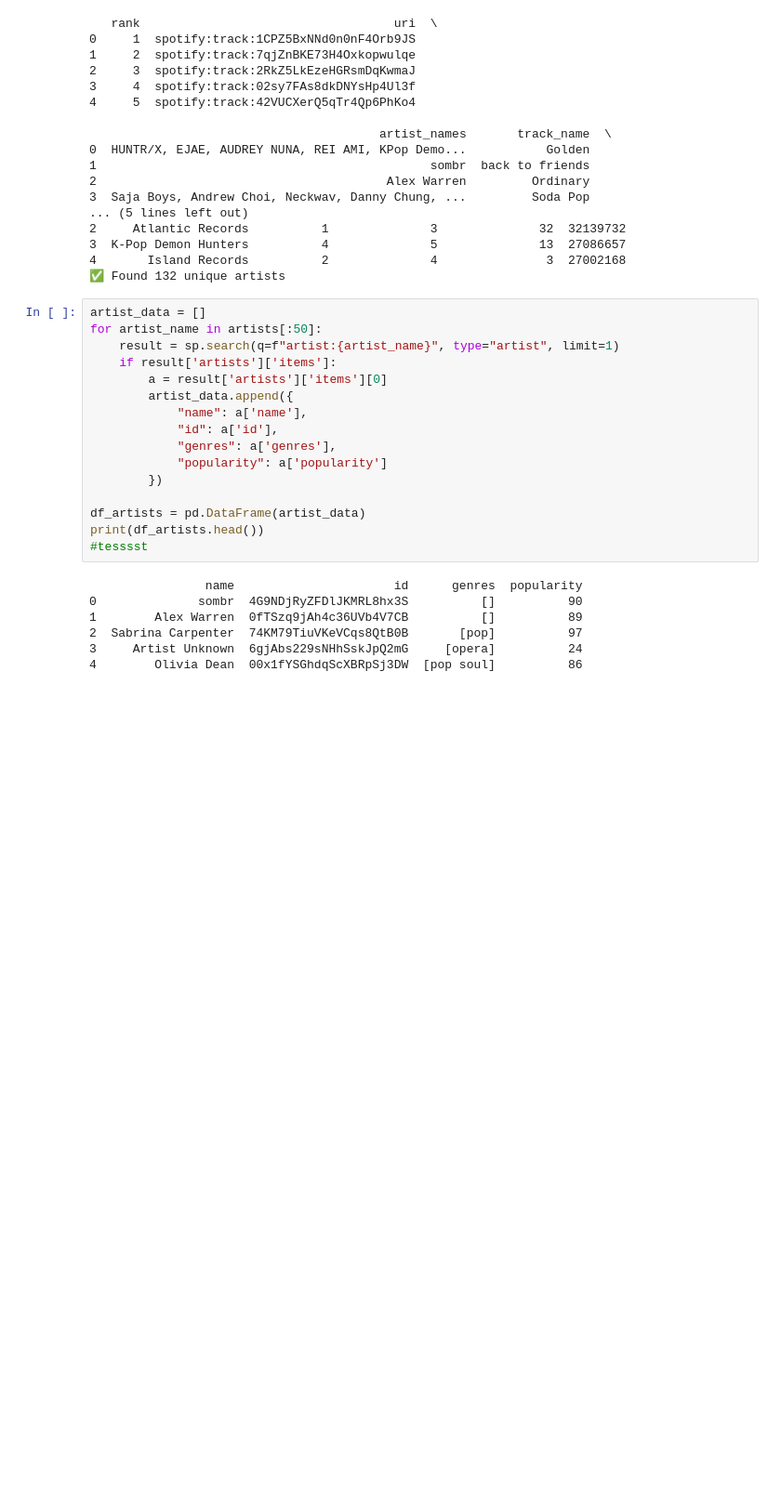
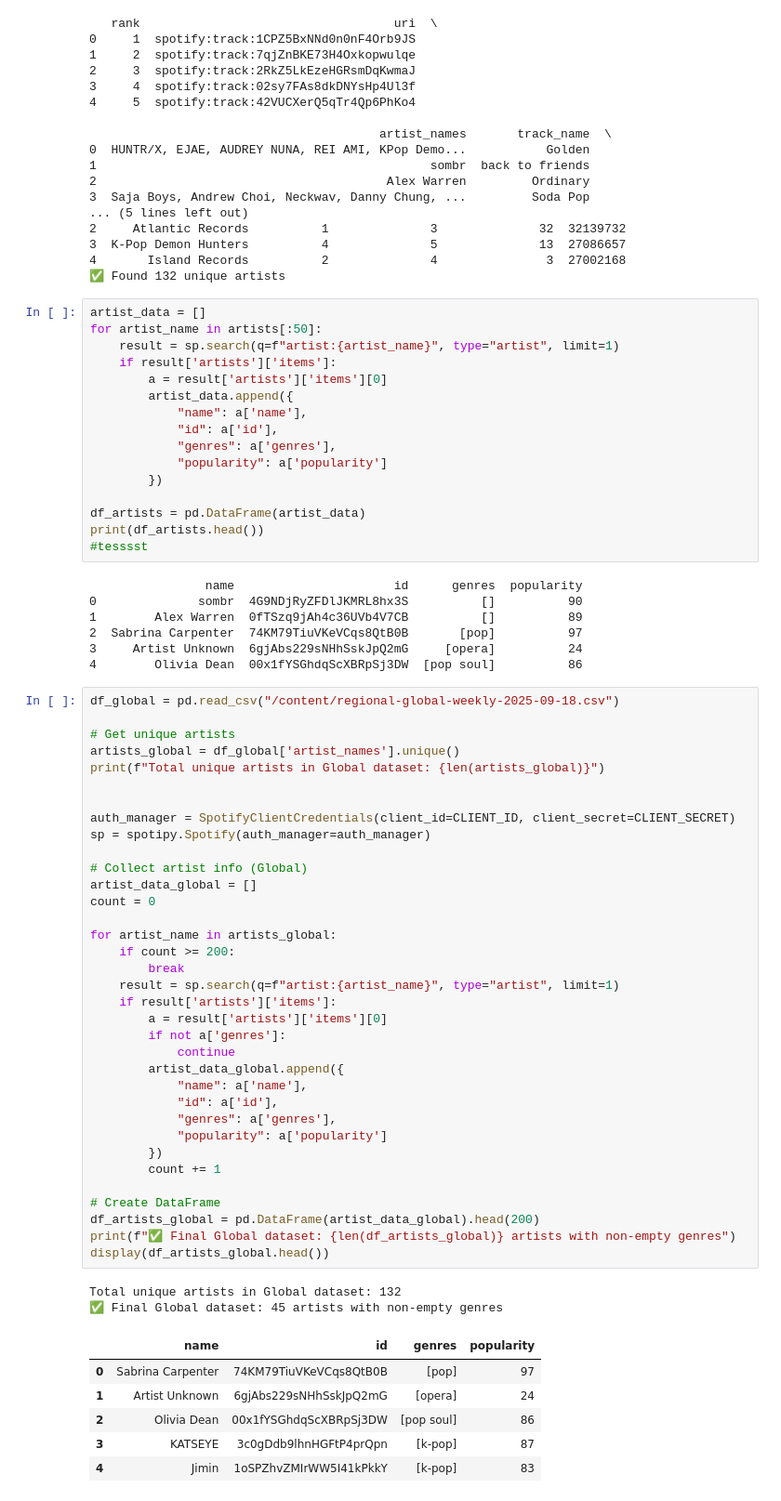
Before and after one commit to aljoharas/datascience, a Jupyter notebook: spotifyproject.ipynb, the cells around one changed output. Shown: that part at 93% size. Saved outputs shown, nothing was run; the diff lists cells and outputs as text; blank space fills up the shorter version.

```diff
--- a/spotifyproject.ipynb
+++ b/spotifyproject.ipynb
@@ -86,3 +80,47 @@ print(df_artists.head())
 2  Sabrina Carpenter  74KM79TiuVKeVCqs8QtB0B       [pop]          97
 3     Artist Unknown  6gjAbs229sNHhSskJpQ2mG     [opera]          24
 4        Olivia Dean  00x1fYSGhdqScXBRpSj3DW  [pop soul]          86
+# %%
+df_global = pd.read_csv("/content/regional-global-weekly-2025-09-18.csv")
+
+# Get unique artists
+artists_global = df_global['artist_names'].unique()
+print(f"Total unique artists in Global dataset: {len(artists_global)}")
+
+
+auth_manager = SpotifyClientCredentials(client_id=CLIENT_ID, client_secret=CLIENT_SECRET)
+sp = spotipy.Spotify(auth_manager=auth_manager)
+
+# Collect artist info (Global)
+artist_data_global = []
+count = 0
+
+for artist_name in artists_global:
+    if count >= 200:
+        break
+    result = sp.search(q=f"artist:{artist_name}", type="artist", limit=1)
+    if result['artists']['items']:
+        a = result['artists']['items'][0]
+        if not a['genres']:
+            continue
+        artist_data_global.append({
+            "name": a['name'],
+            "id": a['id'],
+            "genres": a['genres'],
+            "popularity": a['popularity']
+        })
+        count += 1
+
+# Create DataFrame
+df_artists_global = pd.DataFrame(artist_data_global).head(200)
+print(f"✅ Final Global dataset: {len(df_artists_global)} artists with non-empty genres")
+display(df_artists_global.head())
+# %% [output]
+Total unique artists in Global dataset: 132
+✅ Final Global dataset: 45 artists with non-empty genres
+|  | name | id | genres | popularity |
+| 0 | Sabrina Carpenter | 74KM79TiuVKeVCqs8QtB0B | [pop] | 97 |
+| 1 | Artist Unknown | 6gjAbs229sNHhSskJpQ2mG | [opera] | 24 |
+| 2 | Olivia Dean | 00x1fYSGhdqScXBRpSj3DW | [pop soul] | 86 |
+| 3 | KATSEYE | 3c0gDdb9lhnHGFtP4prQpn | [k-pop] | 87 |
+| 4 | Jimin | 1oSPZhvZMIrWW5I41kPkkY | [k-pop] | 83 |
```
Also changed, not shown: parts of 2 cells of this notebook.
